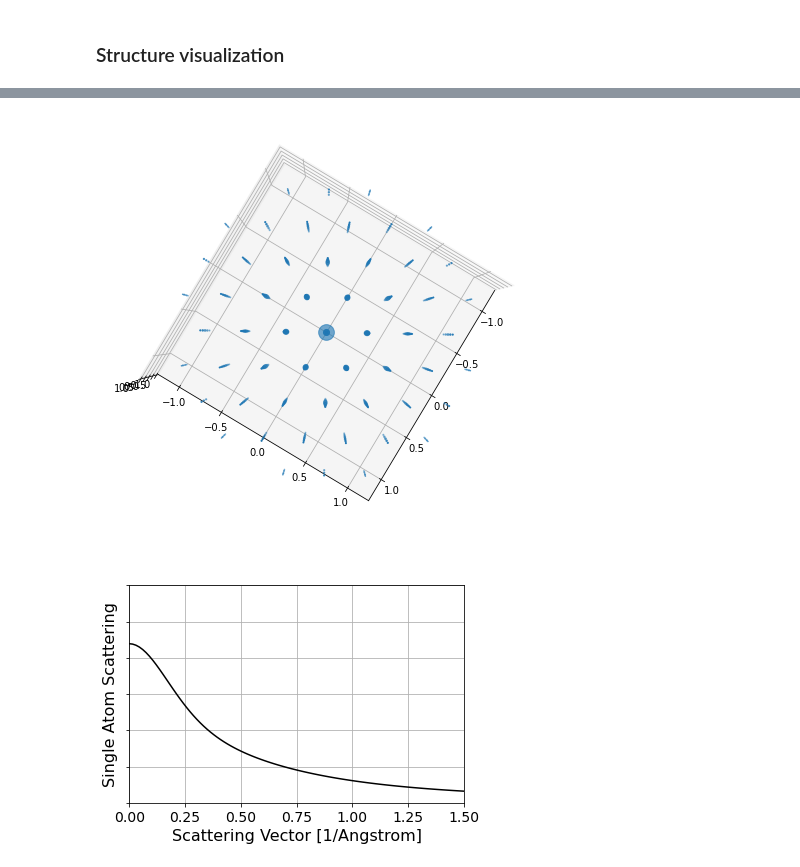
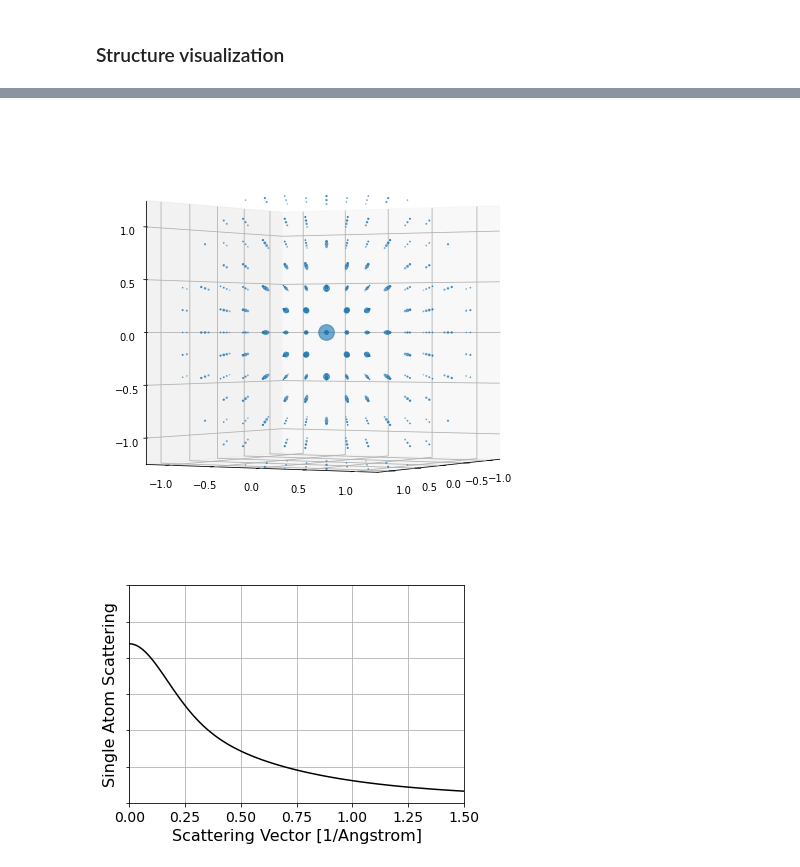
Before and after one commit to py4dstem/py4DSTEM_tutorials, a Jupyter notebook: notebooks/acom/ACOM_basics_02_hexagonal.ipynb, the cells around one changed output, grey strips where cells are left out. Saved outputs shown, nothing was run; the diff lists cells and outputs as text; code cells hidden in the pictures.

```diff
--- a/notebooks/acom/ACOM_basics_02_hexagonal.ipynb
+++ b/notebooks/acom/ACOM_basics_02_hexagonal.ipynb
@@ -95,19 +92,18 @@ fig, ax = crystal.plot_structure(
 # %%
 k_max = 1.5
 crystal.calculate_structure_factors(k_max)
 
 fig, ax = crystal.plot_structure_factors(
     # zone_axis_miller=[1,0,-1,0],
     # zone_axis_miller=[1,-1,0,0],
     # zone_axis_miller=[0,1,-1,0],
+    zone_axis_miller=[1,1,-2,0],
     # zone_axis_miller=[1,1,-2,0],
     # zone_axis_miller=[1,1,-2,0],
-    # zone_axis_miller=[1,1,-2,0],
-    zone_axis_miller=[0,0,0,1],
     plot_limit=1.2,
     returnfig=True)
 # %% [output]
-[figure, old version]
+[figure, new version]
 # %%
 # Save the structure factor plot
 # fig.savefig('plot_01_structure_factors.pdf')
```
Also changed, not shown: parts of 19 cells of this notebook, 2 other files.
